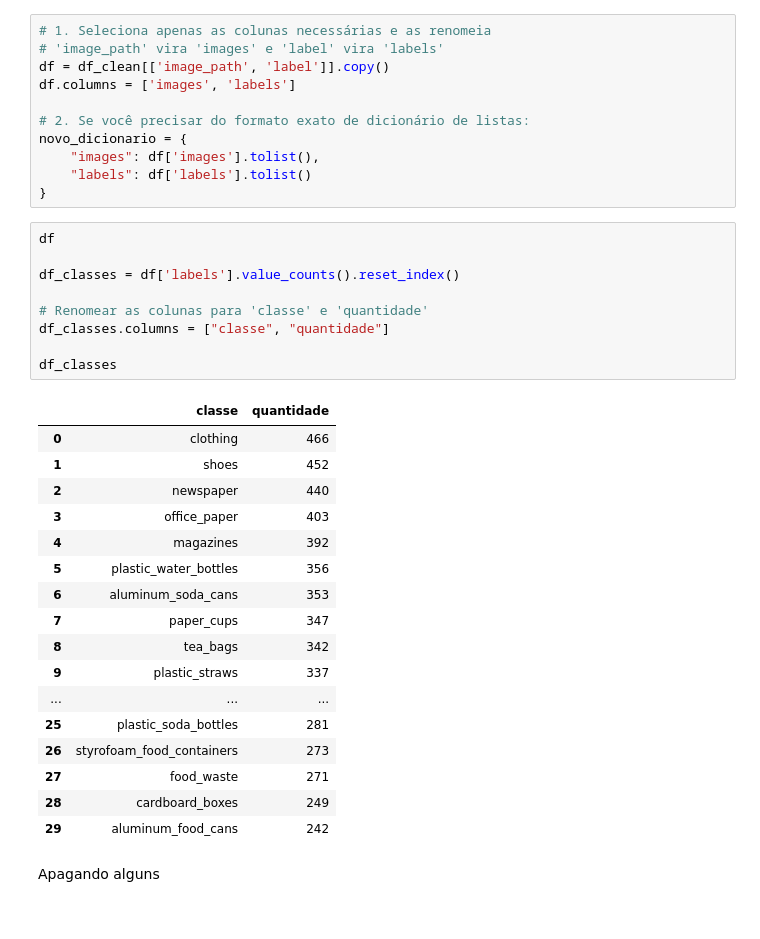
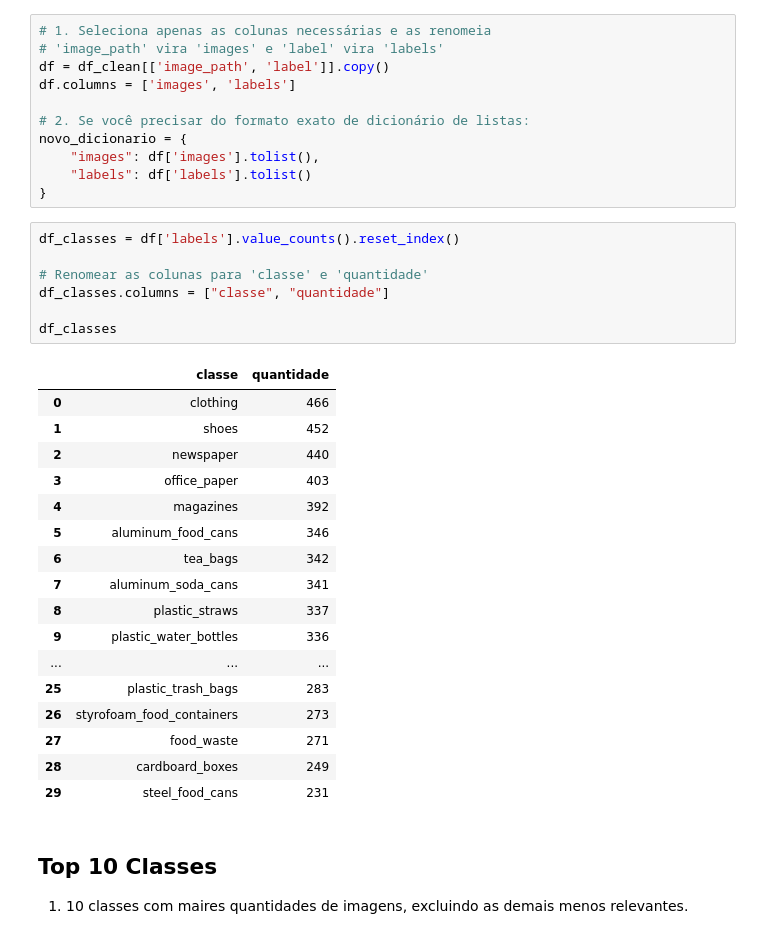
Before and after one commit to anysabele/Projeto-Bootcamp-ML-Avanti-2026.1, a Jupyter notebook: Equipe_2ipynb.ipynb, the cells around one changed output. Cells and saved outputs as stored; diff of their text form.

```diff
--- a/Equipe_2ipynb.ipynb
+++ b/Equipe_2ipynb.ipynb
@@ -469,31 +467,31 @@ novo_dicionario = {
     "labels": df['labels'].tolist()
 }
 # %%
-df
-
 df_classes = df['labels'].value_counts().reset_index()
 
 # Renomear as colunas para 'classe' e 'quantidade'
 df_classes.columns = ["classe", "quantidade"]
 
 df_classes
 # %% [output]
 |  | classe | quantidade |
 | 0 | clothing | 466 |
 | 1 | shoes | 452 |
 | 2 | newspaper | 440 |
 | 3 | office_paper | 403 |
 | 4 | magazines | 392 |
-| 5 | plastic_water_bottles | 356 |
-| 6 | aluminum_soda_cans | 353 |
-| 7 | paper_cups | 347 |
-| 8 | tea_bags | 342 |
-| 9 | plastic_straws | 337 |
+| 5 | aluminum_food_cans | 346 |
+| 6 | tea_bags | 342 |
+| 7 | aluminum_soda_cans | 341 |
+| 8 | plastic_straws | 337 |
+| 9 | plastic_water_bottles | 336 |
 | ... | ... | ... |
-| 25 | plastic_soda_bottles | 281 |
+| 25 | plastic_trash_bags | 283 |
 | 26 | styrofoam_food_containers | 273 |
 | 27 | food_waste | 271 |
 | 28 | cardboard_boxes | 249 |
-| 29 | aluminum_food_cans | 242 |
+| 29 | steel_food_cans | 231 |
-# %% [markdown]
-Apagando alguns
+# %% [markdown]
+## Top 10 Classes
+
+1. 10 classes com maires quantidades de imagens, excluindo as demais menos relevantes.
```
Also changed, not shown: parts of 26 cells of this notebook.
